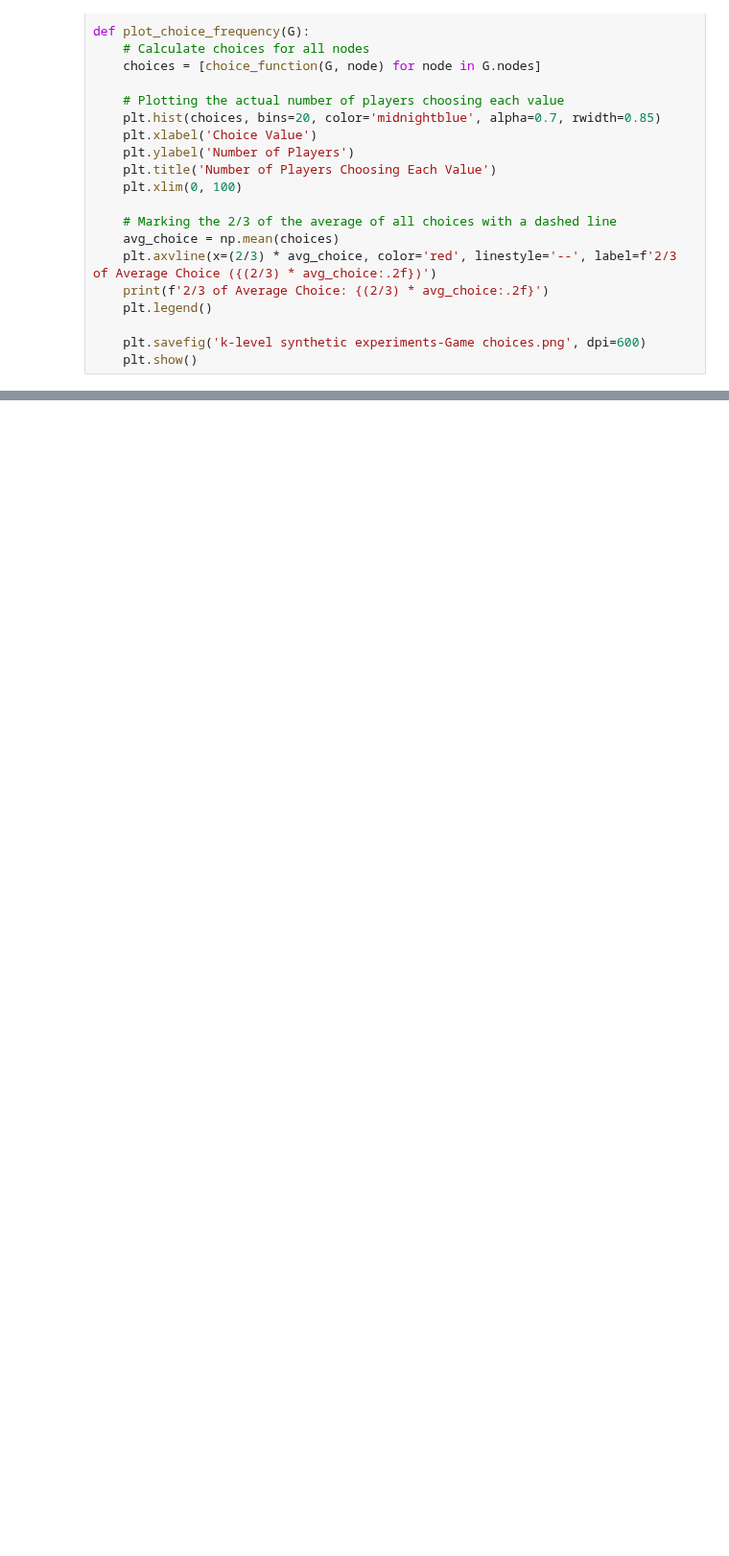
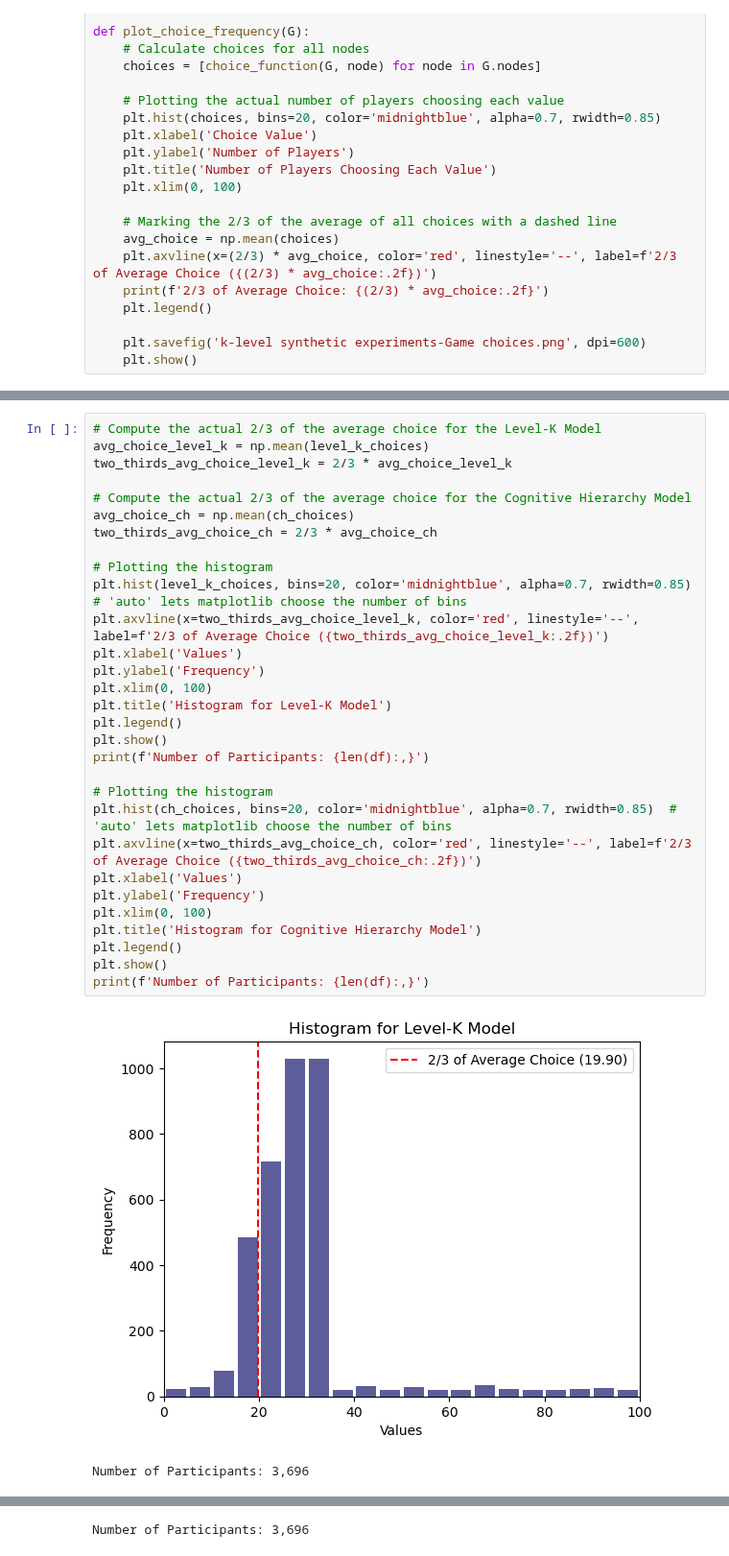
Before and after one commit to RamanEbrahimi/Research, a Jupyter notebook: K-level Network/k-level verification.ipynb, the cells around one changed output, grey strips where cells are left out. Shown at 96% size. Cells and saved outputs as stored; diff of their text form; blank space fills up the shorter version.

```diff
--- a/K-level Network/k-level verification.ipynb
+++ b/K-level Network/k-level verification.ipynb
@@ -168,0 +260,33 @@ Number of Participants: 67
+# %%
+# Compute the actual 2/3 of the average choice for the Level-K Model
+avg_choice_level_k = np.mean(level_k_choices)
+two_thirds_avg_choice_level_k = 2/3 * avg_choice_level_k
+
+# Compute the actual 2/3 of the average choice for the Cognitive Hierarchy Model
+avg_choice_ch = np.mean(ch_choices)
+two_thirds_avg_choice_ch = 2/3 * avg_choice_ch
+
+# Plotting the histogram
+plt.hist(level_k_choices, bins=20, color='midnightblue', alpha=0.7, rwidth=0.85)  # 'auto' lets matplotlib choose the number of bins
+plt.axvline(x=two_thirds_avg_choice_level_k, color='red', linestyle='--', label=f'2/3 of Average Choice ({two_thirds_avg_choice_level_k:.2f})')
+plt.xlabel('Values')
+plt.ylabel('Frequency')
+plt.xlim(0, 100)
+plt.title('Histogram for Level-K Model')
+plt.legend()
+plt.show()
+print(f'Number of Participants: {len(df):,}')
+
+# Plotting the histogram
+plt.hist(ch_choices, bins=20, color='midnightblue', alpha=0.7, rwidth=0.85)  # 'auto' lets matplotlib choose the number of bins
+plt.axvline(x=two_thirds_avg_choice_ch, color='red', linestyle='--', label=f'2/3 of Average Choice ({two_thirds_avg_choice_ch:.2f})')
+plt.xlabel('Values')
+plt.ylabel('Frequency')
+plt.xlim(0, 100)
+plt.title('Histogram for Cognitive Hierarchy Model')
+plt.legend()
+plt.show()
+print(f'Number of Participants: {len(df):,}')
+# %% [output]
+[figure, added]
+Number of Participants: 3,696
@@ -168,0 +294 @@ Number of Participants: 67
+Number of Participants: 3,696
```
Also changed, not shown: parts of 10 cells of this notebook, 6 other files.
